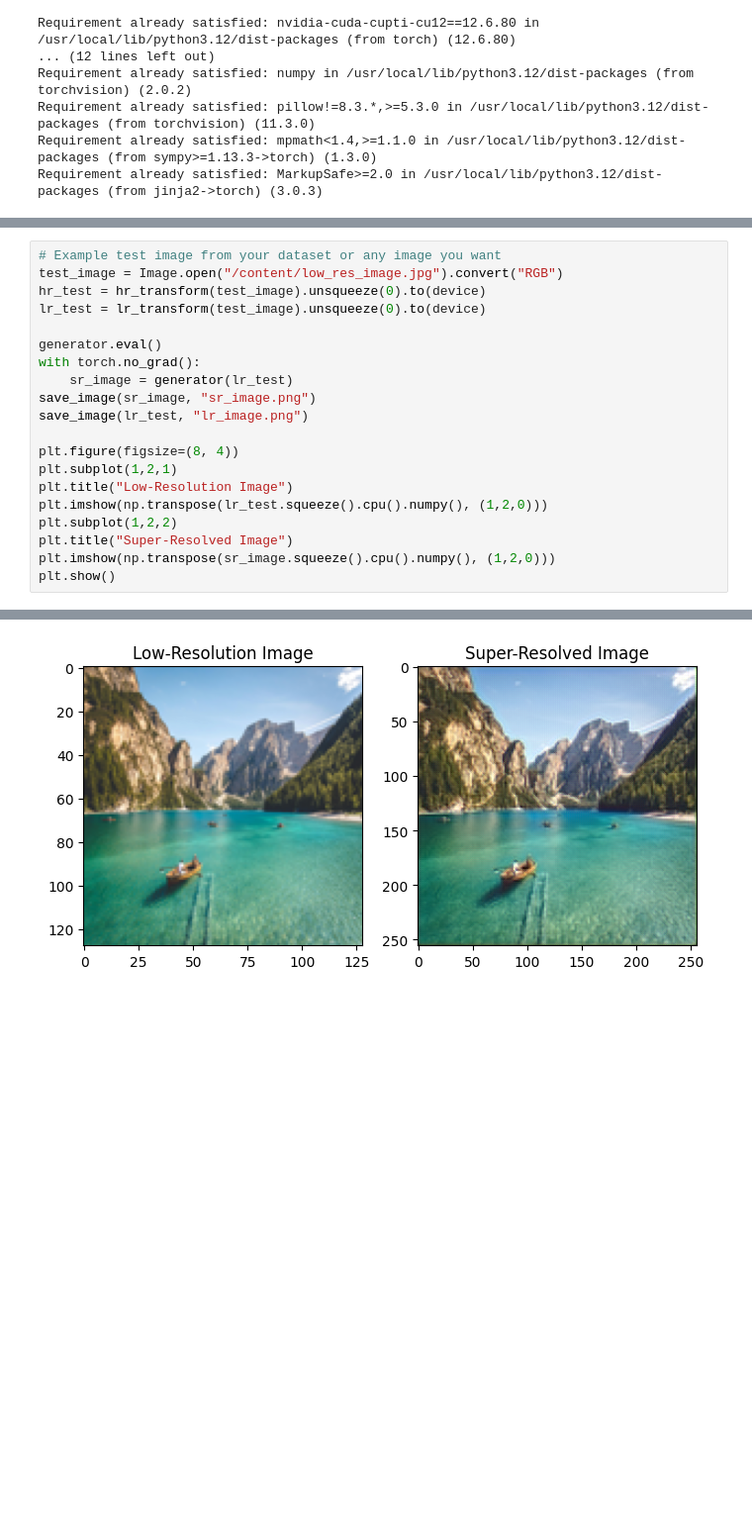
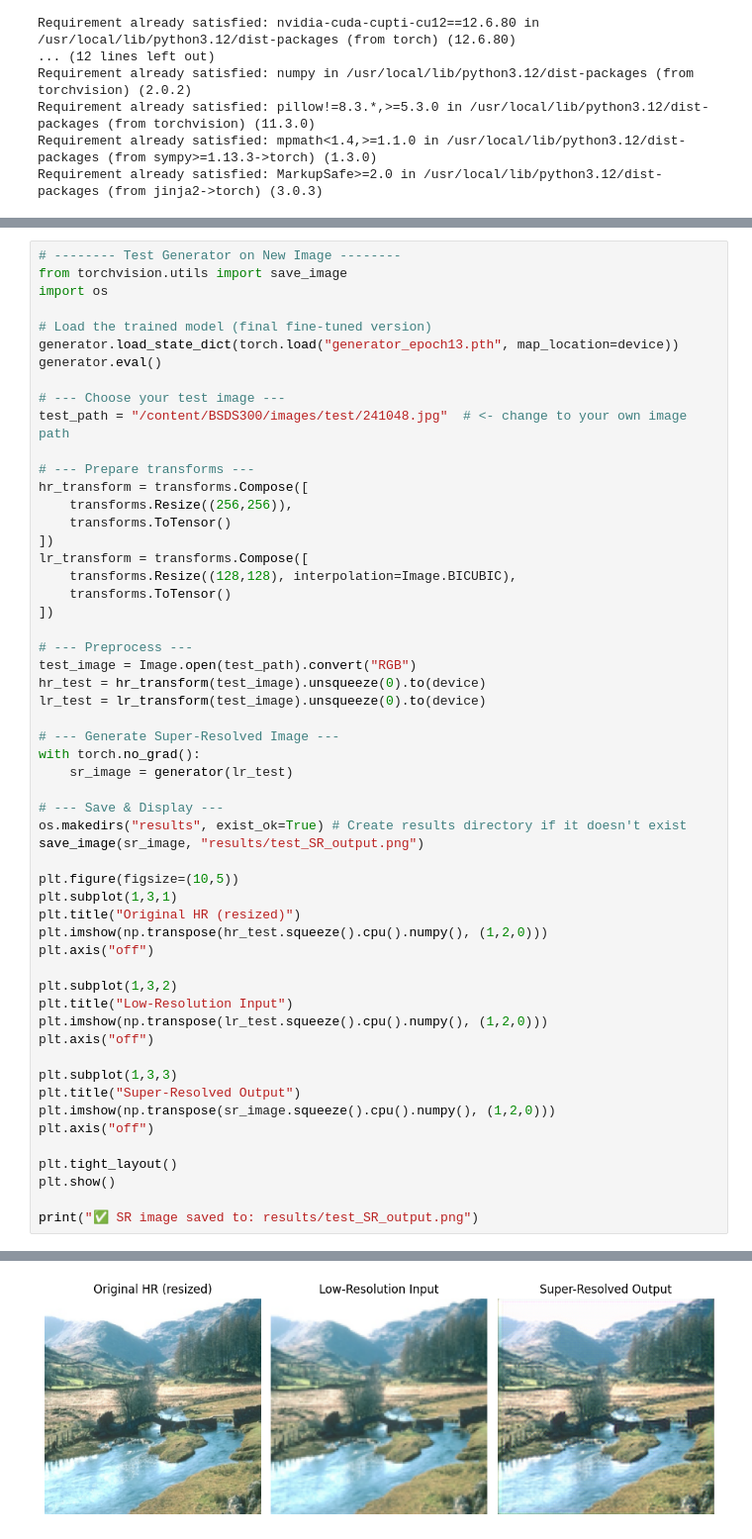
Before and after one commit to Shahanas2003/gen_ai, a Jupyter notebook: High_Resolution_Image_Enhancement.ipynb, the cells around one changed output, grey strips where cells are left out. Shown at 99% size. Saved outputs shown, nothing was run; the diff lists cells and outputs as text; blank space fills up the shorter version.

```diff
--- a/High_Resolution_Image_Enhancement.ipynb
+++ b/High_Resolution_Image_Enhancement.ipynb
@@ -302,21 +485,56 @@ Average PSNR: 28.40
 # %%
-# Example test image from your dataset or any image you want
-test_image = Image.open("/content/low_res_image.jpg").convert("RGB")
+# -------- Test Generator on New Image --------
+from torchvision.utils import save_image
+import os
+
+# Load the trained model (final fine-tuned version)
+generator.load_state_dict(torch.load("generator_epoch13.pth", map_location=device))
+generator.eval()
+
+# --- Choose your test image ---
+test_path = "/content/BSDS300/images/test/241048.jpg"  # <- change to your own image path
+
+# --- Prepare transforms ---
+hr_transform = transforms.Compose([
+    transforms.Resize((256,256)),
+    transforms.ToTensor()
+])
+lr_transform = transforms.Compose([
+    transforms.Resize((128,128), interpolation=Image.BICUBIC),
+    transforms.ToTensor()
+])
+
+# --- Preprocess ---
+test_image = Image.open(test_path).convert("RGB")
 hr_test = hr_transform(test_image).unsqueeze(0).to(device)
 lr_test = lr_transform(test_image).unsqueeze(0).to(device)
 
-generator.eval()
+# --- Generate Super-Resolved Image ---
 with torch.no_grad():
     sr_image = generator(lr_test)
-save_image(sr_image, "sr_image.png")
-save_image(lr_test, "lr_image.png")
 
-plt.figure(figsize=(8, 4))
-plt.subplot(1,2,1)
-plt.title("Low-Resolution Image")
+# --- Save & Display ---
+os.makedirs("results", exist_ok=True) # Create results directory if it doesn't exist
+save_image(sr_image, "results/test_SR_output.png")
+
+plt.figure(figsize=(10,5))
+plt.subplot(1,3,1)
+plt.title("Original HR (resized)")
+plt.imshow(np.transpose(hr_test.squeeze().cpu().numpy(), (1,2,0)))
+plt.axis("off")
+
+plt.subplot(1,3,2)
+plt.title("Low-Resolution Input")
 plt.imshow(np.transpose(lr_test.squeeze().cpu().numpy(), (1,2,0)))
-plt.subplot(1,2,2)
-plt.title("Super-Resolved Image")
+plt.axis("off")
+
+plt.subplot(1,3,3)
+plt.title("Super-Resolved Output")
 plt.imshow(np.transpose(sr_image.squeeze().cpu().numpy(), (1,2,0)))
+plt.axis("off")
+
+plt.tight_layout()
 plt.show()
+
+print("✅ SR image saved to: results/test_SR_output.png")
 # %% [output]
@@ -324 +542 @@ WARNING:matplotlib.image:Clipping input data to the valid range for imshow with
-[figure, old version]
+[figure, new version]
```
Also changed, not shown: parts of 18 cells of this notebook.
